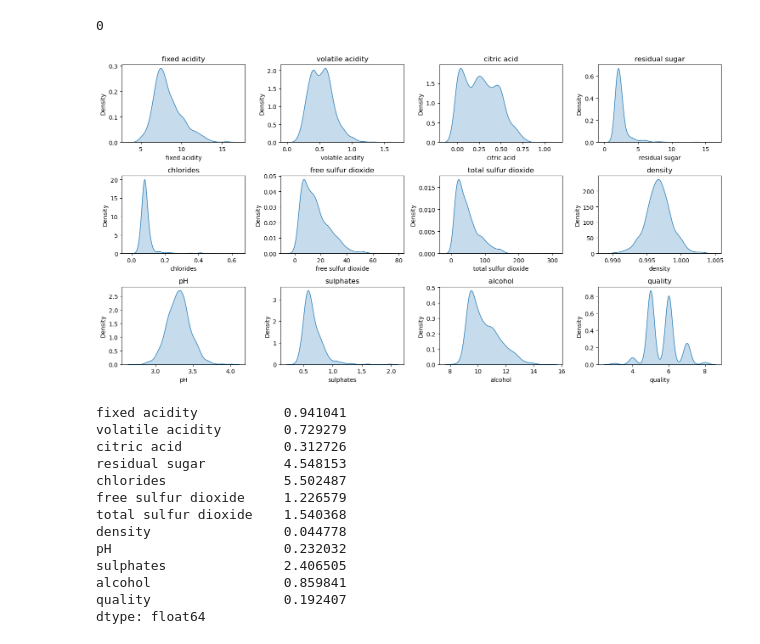
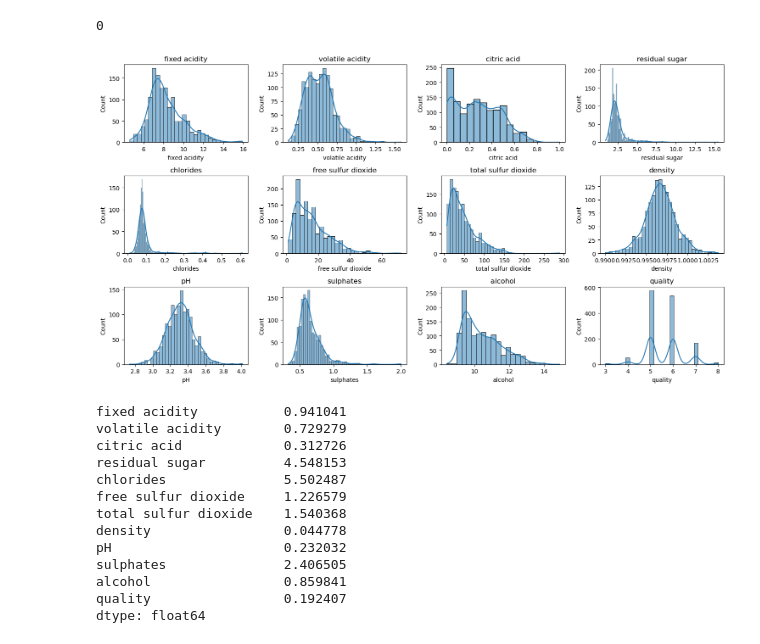
Before and after one commit to boomiikas/Wine-quality-PCA-in-ML, a Jupyter notebook: code.ipynb, the cells around one changed output. Drawn from its saved outputs; the diff is of its cells as text; code cells hidden in the pictures.

```diff
--- a/code.ipynb
+++ b/code.ipynb
@@ -91,13 +91,13 @@ df.duplicated().sum()
 # %%
 plt.figure(figsize=(15,8))
 for i,cols in enumerate(df.columns,1):
     plt.subplot(3, 4, i)
-    sns.kdeplot(df[cols],fill=True)
+    sns.histplot(df[cols],kde=True,fill=True)
     plt.title(cols)
 plt.tight_layout()
 plt.show()
 # %% [output]
-[figure, old version]
+[figure, new version]
 # %%
 df.skew()
 # %% [output]
```
Also changed, not shown: parts of 6 cells of this notebook, 1 other file.
